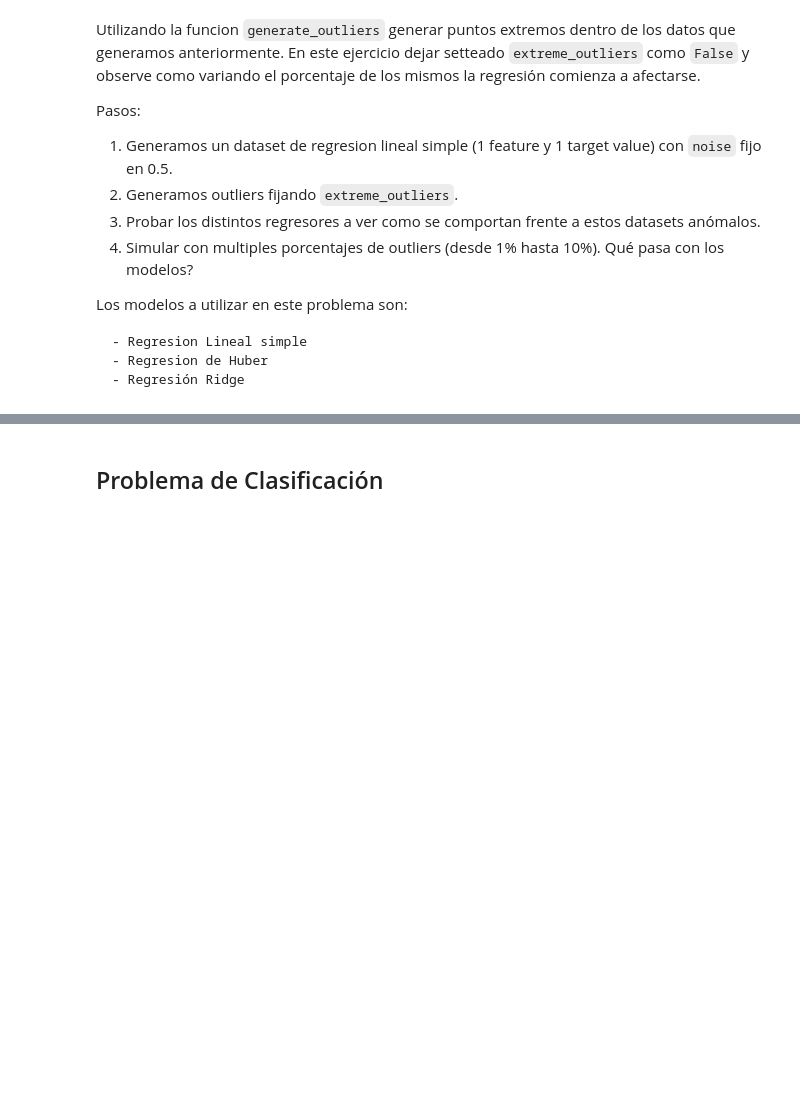
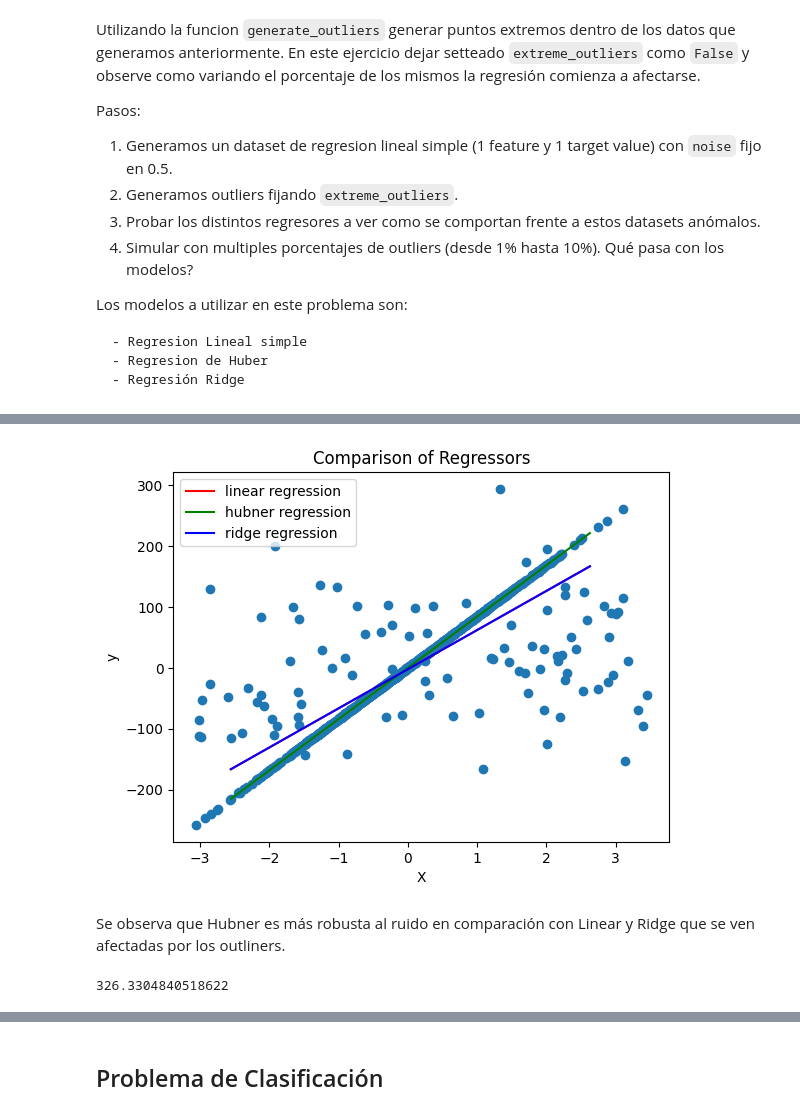
Before and after one commit to Vic-bit/intro_ia, a Jupyter notebook: tp_integrador_enunciado/tpi_parte2.ipynb, the cells around one changed output, grey strips where cells are left out. Drawn from its saved outputs; the diff is of its cells as text; code cells hidden in the pictures; blank space fills up the shorter version.

```diff
--- a/tp_integrador_enunciado/tpi_parte2.ipynb
+++ b/tp_integrador_enunciado/tpi_parte2.ipynb
@@ -437,0 +571,13 @@ from sklearn.linear_model import LinearRegression, HuberRegressor, RidgeCV
+# %%
+from sklearn.linear_model import LinearRegression, HuberRegressor, RidgeCV
+import numpy as np
+import pandas as pd
+from tqdm import tqdm
+from sklearn.model_selection import train_test_split
+
+data = generate_dataset(n_samples=1000,
+                        n_features=1,
+                        n_informative=1,
+                        n_targets=1,
+                        noise=0.5,
+                        output='dataframe')
@@ -437,0 +836,45 @@ from sklearn.linear_model import LinearRegression, HuberRegressor, RidgeCV
+# %%
+x = np.linspace(X_test.min(), X_test.max(), 7)
+coef_linear = linear_regression.coef_
+coef_ = linear_regression.coef_ * x + linear_regression.intercept_
+plt.plot(x, coef_, "r-", label="linear regression")
+coef_ridge = huber_regression.coef_
+coef_ = huber_regression.coef_ * x + huber_regression.intercept_
+plt.plot(x, coef_, "g-", label="hubner regression")
+coef_ridge = ridge_regression.coef_
+coef_ = ridge_regression.coef_ * x + ridge_regression.intercept_
+plt.plot(x, coef_, "b-", label="ridge regression")
+plt.scatter(do10.drop('target', axis=1),do10['target'])
+plt.title("Comparison of Regressors")
+plt.xlabel("X")
+plt.ylabel("y")
+plt.legend(loc=0)
+plt.show()
+# %% [output]
+[figure, added]
+# %% [markdown]
+Se observa que Hubner es más robusta al ruido en comparación con Linear y Ridge que se ven afectadas por los outliners.
+# %%
+linear_regression = LinearRegression()
+huber_regression = HuberRegressor()
+ridge_regression = RidgeCV()
+
+def mse(target, prediction):
+    n = target.size
+    return np.sum((target - prediction)**2)/n
+
+
+X = do2.drop('target', axis=1)
+y = do2['target']
+
+X_train, X_test, y_train, y_test = train_test_split(X, y, test_size=0.2, random_state=42)
+
+model = HuberRegressor(alpha=0.0, epsilon=1.0)
+model.fit(X_train, y_train)
+y_test_predict = model.predict(X_test)
+
+mse_test = mse(y_test, y_test_predict)
+
+print(mse_test)
+# %% [output]
+326.3304840518622
```
Also changed, not shown: parts of 31 cells of this notebook.
